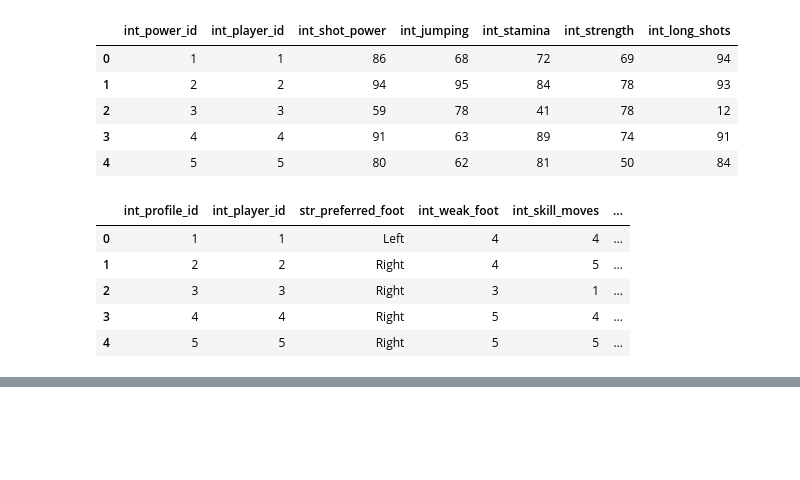
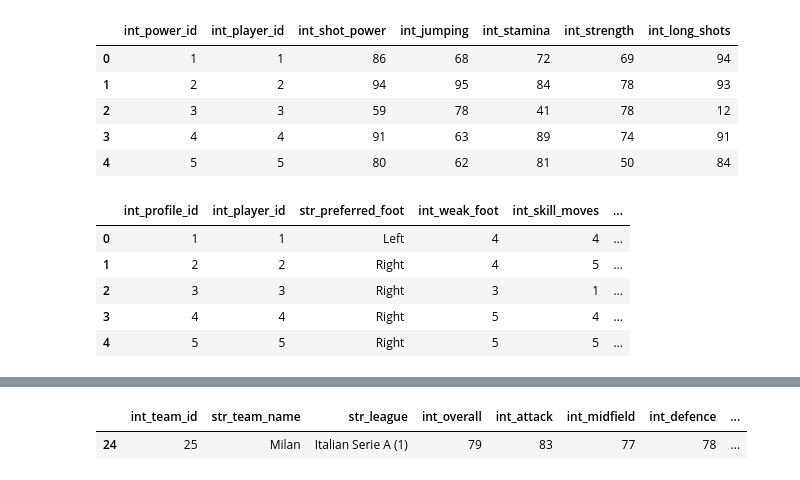
Before and after one commit to aldenwattimena/fifa-analytics, a Jupyter notebook: explore_data.ipynb, the cells around one changed output, grey strips where cells are left out. Cells and saved outputs as stored; diff of their text form; code cells hidden in the pictures; blank space fills up the shorter version.

```diff
--- a/explore_data.ipynb
+++ b/explore_data.ipynb
@@ -34,6 +34,11 @@ df_3.head()
 | 2 | 3 | Real Madrid | Spain Primera Division (1) | 85 | 84 | 87 | 84 | ... |
 | 3 | 4 | FC Bayern München | German 1. Bundesliga (1) | 84 | 91 | 84 | 83 | ... |
 | 4 | 5 | FC Barcelona | Spain Primera Division (1) | 84 | 82 | 87 | 83 | ... |
+# %%
+df_3.loc[df_3["str_team_name"] == "Milan"]
+# %% [output]
+|  | int_team_id | str_team_name | str_league | int_overall | int_attack | int_midfield | int_defence | ... |
+| 24 | 25 | Milan | Italian Serie A (1) | 79 | 83 | 77 | 78 | ... |
 # %%
 df_4 = pd.read_csv("data/players.csv")
 # %%
```
Also changed, not shown: 9 other files.
